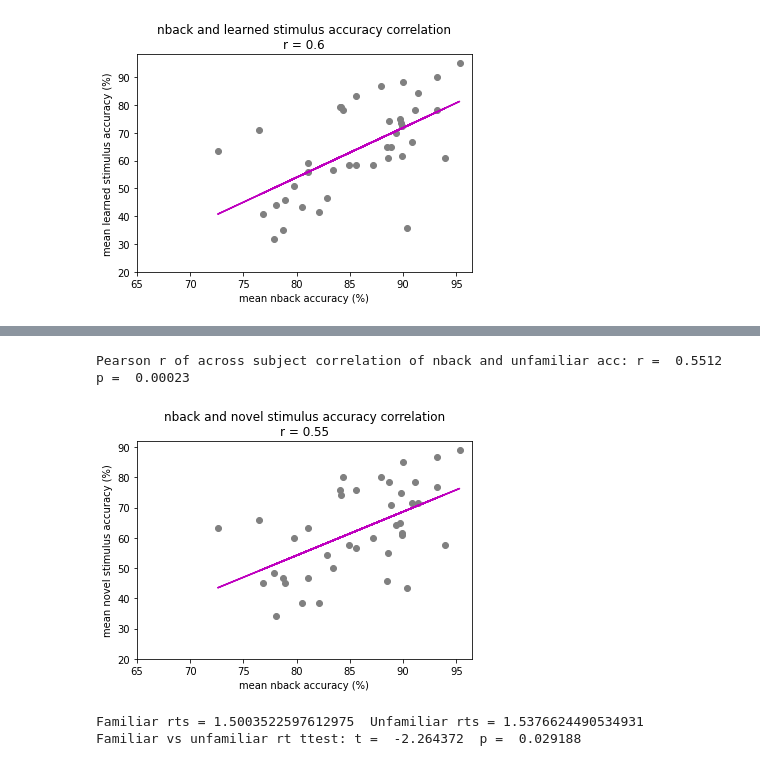
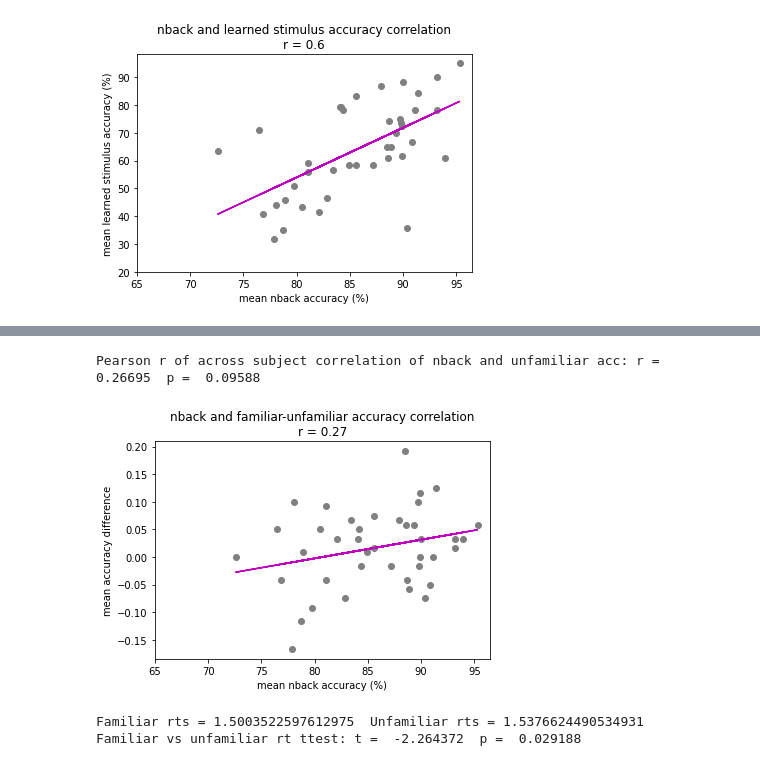
Before and after one commit to pkeene17/MarshmallowAnalysis, a Jupyter notebook: marshmallowAnalysis.ipynb, the cells around one changed output, grey strips where cells are left out. Drawn from its saved outputs; the diff is of its cells as text; code cells hidden in the pictures.

```diff
--- a/marshmallowAnalysis.ipynb
+++ b/marshmallowAnalysis.ipynb
@@ -397,21 +415,21 @@ Pearson r of across subject correlation of nback and familiar acc: r =  0.6009
 # %%
-#across subject correlation of nback and novel acc
-[r,p] = stats.pearsonr(np.nanmean(clean_meanAcc_nback,1),np.nanmean(clean_meanAcc_novel,1))
+#across subject correlation of nback and acc difference betweeen novel and learned
+[r,p] = stats.pearsonr(np.nanmean(clean_meanAcc_nback,1),np.nanmean(clean_meanAcc_learned-clean_meanAcc_novel,1))
 print("Pearson r of across subject correlation of nback and unfamiliar acc: r = ",np.round(r,5)," p = ",np.round(p,5))
-[m,b] = np.polyfit(np.nanmean(clean_meanAcc_nback,1),np.nanmean(clean_meanAcc_novel,1),1)
+[m,b] = np.polyfit(np.nanmean(clean_meanAcc_nback,1),np.nanmean(clean_meanAcc_learned-clean_meanAcc_novel,1),1)
 fig = plt.figure()
-plt.scatter(np.nanmean(clean_meanAcc_nback,1),np.nanmean(clean_meanAcc_novel,1),color='gray')
+plt.scatter(np.nanmean(clean_meanAcc_nback,1),np.nanmean(clean_meanAcc_learned-clean_meanAcc_novel,1),color='gray')
 plt.plot(np.nanmean(clean_meanAcc_nback,1),m*np.nanmean(clean_meanAcc_nback,1)+b,color='m')
 plt.xlabel('mean nback accuracy (%)')
-plt.ylabel('mean novel stimulus accuracy (%)')
-plt.yticks([.2,.3,.4,.5,.6,.7,.8,.9],[20,30,40,50,60,70,80,90])
+plt.ylabel('mean accuracy difference')
+#plt.yticks([.2,.3,.4,.5,.6,.7,.8,.9],[20,30,40,50,60,70,80,90])
 plt.xticks([.65,.7,.75,.8,.85,.9,.95],[65,70,75,80,85,90,95])
-plt.title('nback and novel stimulus accuracy correlation\nr = '+str(np.round(r,2)))
-plt.savefig(figure_dir+'unfamAcc_correlation.pdf',format='pdf')
+plt.title('nback and familiar-unfamiliar accuracy correlation\nr = '+str(np.round(r,2)))
+plt.savefig(figure_dir+'accdiff_correlation.pdf',format='pdf')
 plt.show()
 # %% [output]
-Pearson r of across subject correlation of nback and unfamiliar acc: r =  0.5512  p =  0.00023
+Pearson r of across subject correlation of nback and unfamiliar acc: r =  0.26695  p =  0.09588
-[figure, old version]
+[figure, new version]
 # %%
 ###### Look at response times for the association task #######
 # %%
```
Also changed, not shown: parts of 2 cells of this notebook, 3 other files.
